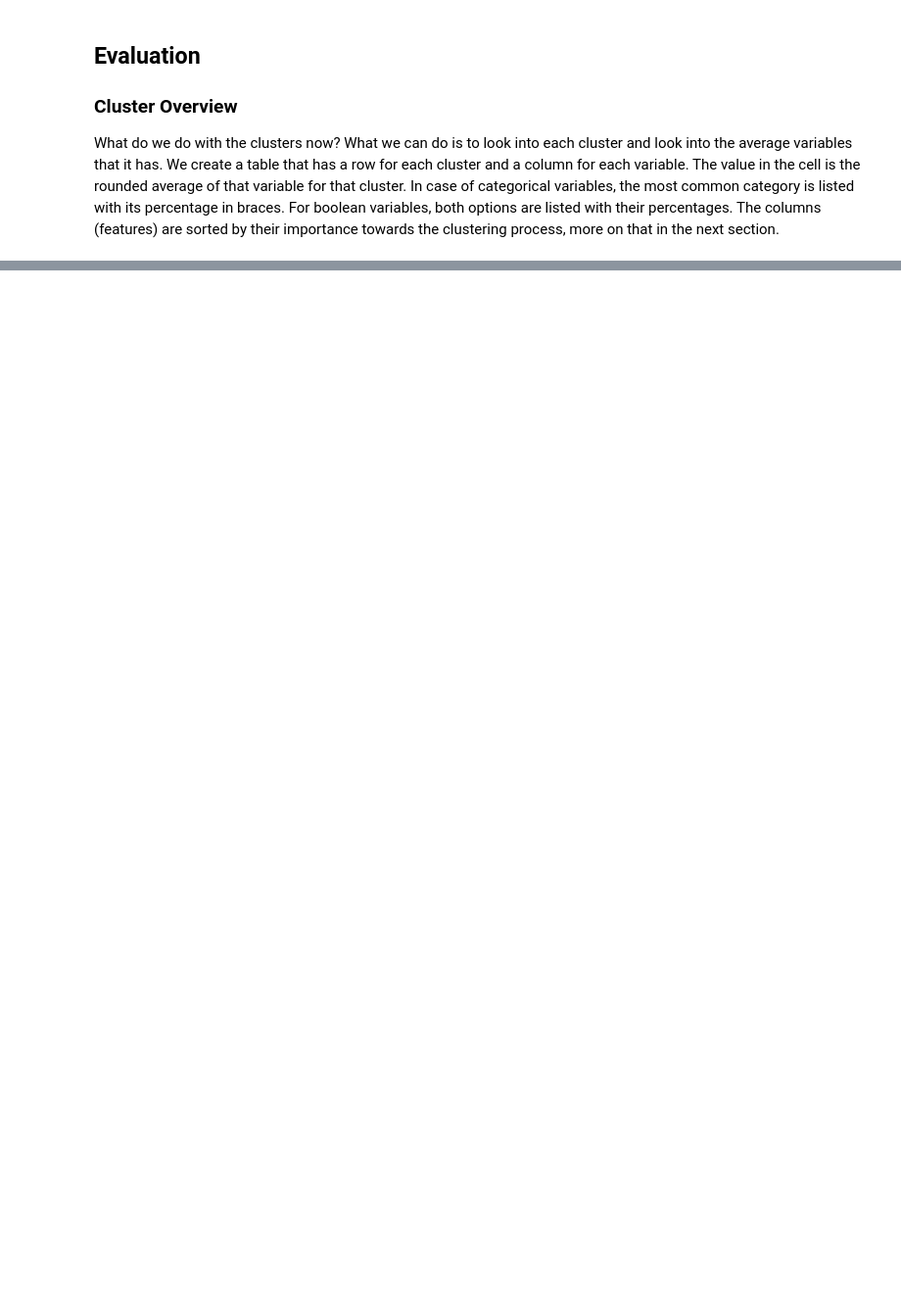
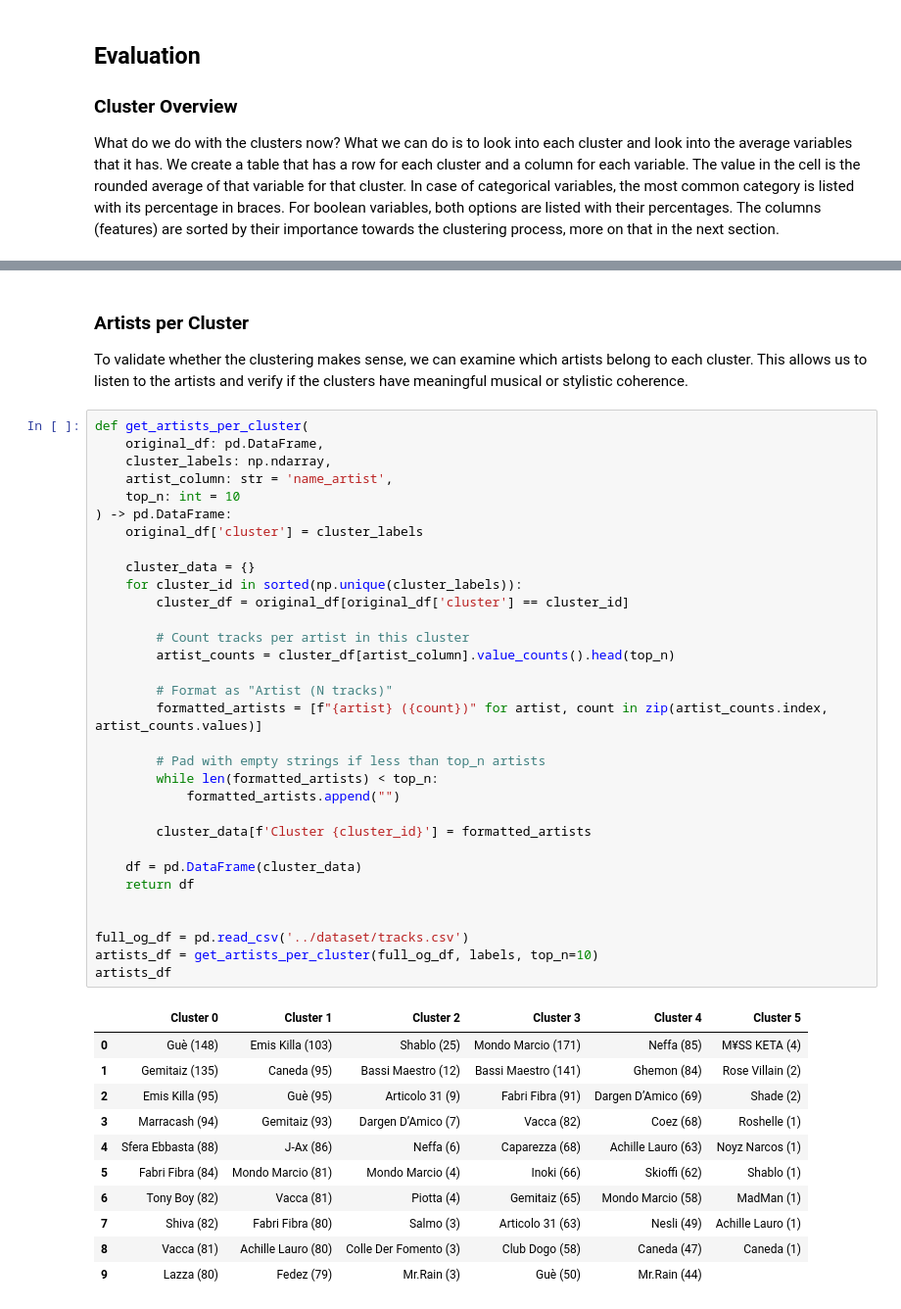
Before and after one commit to jaanisfehling/italian-rap-songs, a Jupyter notebook: clustering/kmeans.ipynb, the cells around one changed output, grey strips where cells are left out. Shown: that part at 98% size. Cells and saved outputs as stored; diff of their text form; blank space fills up the shorter version.

Commit message:
add more cluster eval

```diff
--- a/clustering/kmeans.ipynb
+++ b/clustering/kmeans.ipynb
@@ -395,0 +402,47 @@ plt.show()
+# %% [markdown]
+### Artists per Cluster
+To validate whether the clustering makes sense, we can examine which artists belong to each cluster. This allows us to listen to the artists and verify if the clusters have meaningful musical or stylistic coherence.
+# %%
+def get_artists_per_cluster(
+    original_df: pd.DataFrame,
+    cluster_labels: np.ndarray,
+    artist_column: str = 'name_artist',
+    top_n: int = 10
+) -> pd.DataFrame:
+    original_df['cluster'] = cluster_labels
+
+    cluster_data = {}
+    for cluster_id in sorted(np.unique(cluster_labels)):
+        cluster_df = original_df[original_df['cluster'] == cluster_id]
+
+        # Count tracks per artist in this cluster
+        artist_counts = cluster_df[artist_column].value_counts().head(top_n)
+
+        # Format as "Artist (N tracks)"
+        formatted_artists = [f"{artist} ({count})" for artist, count in zip(artist_counts.index, artist_counts.values)]
+
+        # Pad with empty strings if less than top_n artists
+        while len(formatted_artists) < top_n:
+            formatted_artists.append("")
+
+        cluster_data[f'Cluster {cluster_id}'] = formatted_artists
+
+    df = pd.DataFrame(cluster_data)
+    return df
+
+
+full_og_df = pd.read_csv('../dataset/tracks.csv')
+artists_df = get_artists_per_cluster(full_og_df, labels, top_n=10)
+artists_df
+# %% [output]
+|  | Cluster 0 | Cluster 1 | Cluster 2 | Cluster 3 | Cluster 4 | Cluster 5 |
+| 0 | Guè (148) | Emis Killa (103) | Shablo (25) | Mondo Marcio (171) | Neffa (85) | M¥SS KETA (4) |
+| 1 | Gemitaiz (135) | Caneda (95) | Bassi Maestro (12) | Bassi Maestro (141) | Ghemon (84) | Rose Villain (2) |
+| 2 | Emis Killa (95) | Guè (95) | Articolo 31 (9) | Fabri Fibra (91) | Dargen D’Amico (69) | Shade (2) |
+| 3 | Marracash (94) | Gemitaiz (93) | Dargen D’Amico (7) | Vacca (82) | Coez (68) | Roshelle (1) |
+| 4 | Sfera Ebbasta (88) | J-Ax (86) | Neffa (6) | Caparezza (68) | Achille Lauro (63) | Noyz Narcos (1) |
+| 5 | Fabri Fibra (84) | Mondo Marcio (81) | Mondo Marcio (4) | Inoki (66) | Skioffi (62) | Shablo (1) |
+| 6 | Tony Boy (82) | Vacca (81) | Piotta (4) | Gemitaiz (65) | Mondo Marcio (58) | MadMan (1) |
+| 7 | Shiva (82) | Fabri Fibra (80) | Salmo (3) | Articolo 31 (63) | Nesli (49) | Achille Lauro (1) |
+| 8 | Vacca (81) | Achille Lauro (80) | Colle Der Fomento (3) | Club Dogo (58) | Caneda (47) | Caneda (1) |
+| 9 | Lazza (80) | Fedez (79) | Mr.Rain (3) | Guè (50) | Mr.Rain (44) |  |
```
Also changed, not shown: parts of 4 cells of this notebook.
